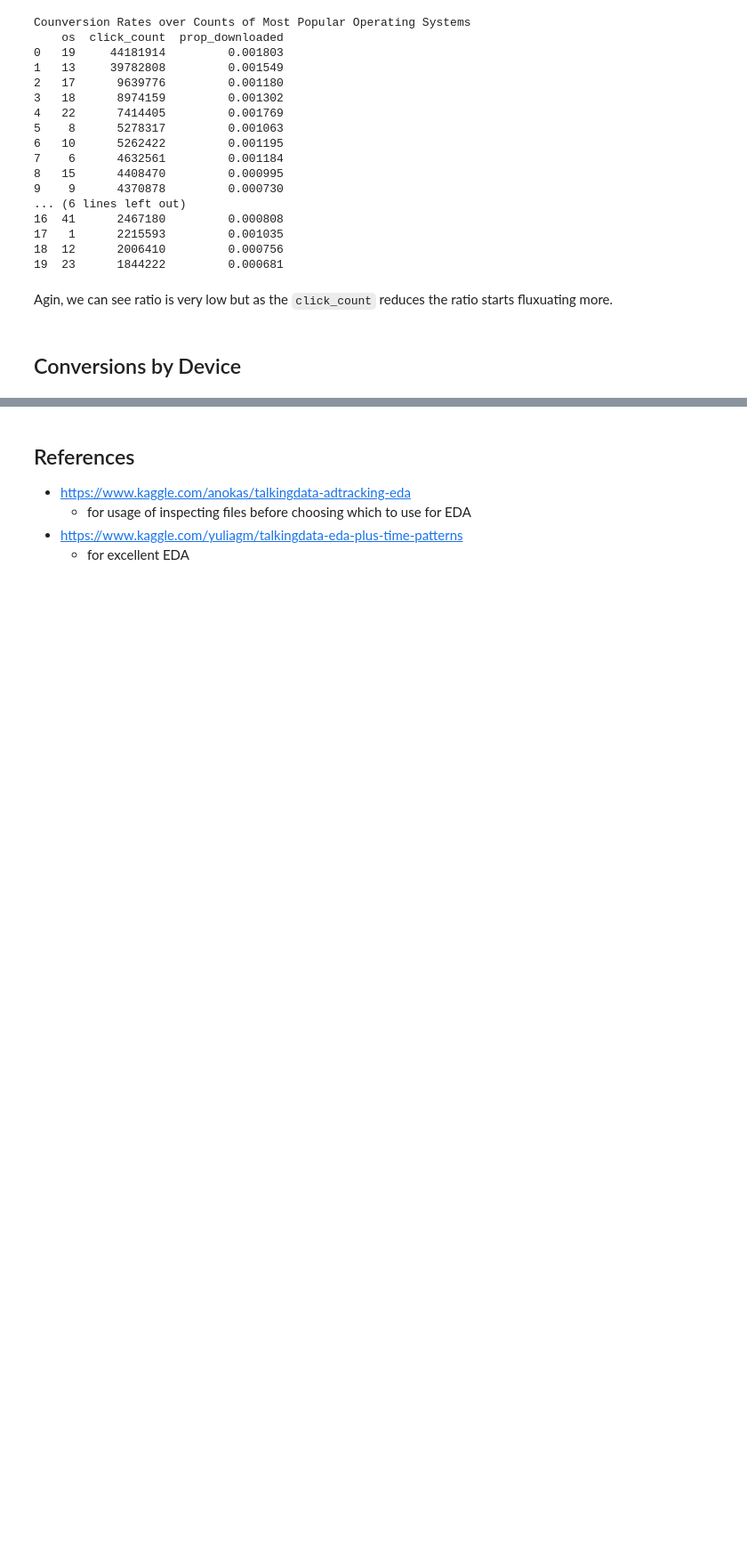
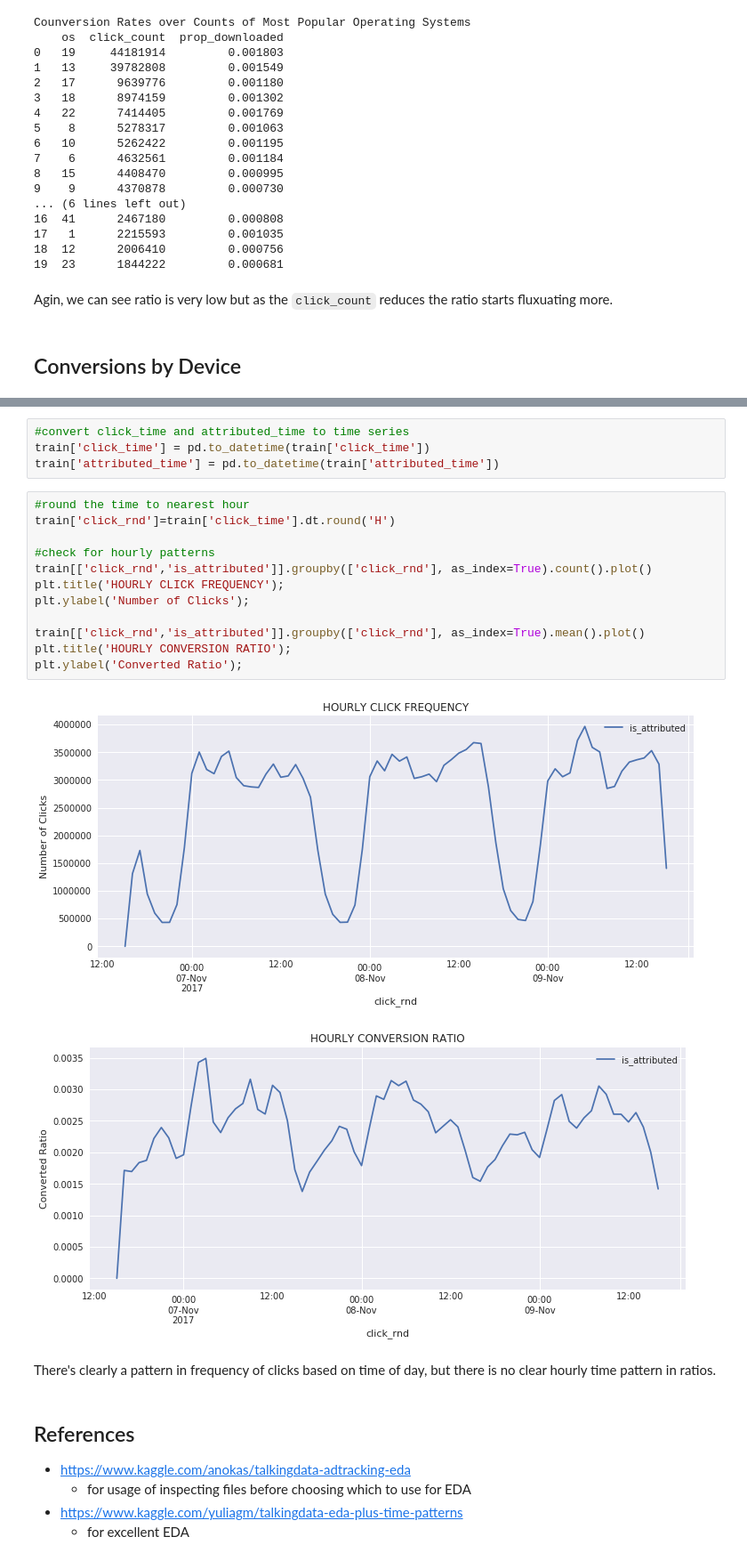
Before and after one commit to GregHilston/kaggle-talking-data-ad-tracking-fraud-detection-challenge, a Jupyter notebook: grehg.ipynb, the cells around one changed output, grey strips where cells are left out. Shown: that part at 89% size. Saved outputs shown, nothing was run; the diff lists cells and outputs as text; blank space fills up the shorter version.

```diff
--- a/grehg.ipynb
+++ b/grehg.ipynb
@@ -329,3 +402,24 @@ Agin, we can see ratio is very low but as the `click_count` reduces the ratio st
+# %%
+#convert click_time and attributed_time to time series
+train['click_time'] = pd.to_datetime(train['click_time'])
+train['attributed_time'] = pd.to_datetime(train['attributed_time'])
+# %%
+#round the time to nearest hour
+train['click_rnd']=train['click_time'].dt.round('H')
+
+#check for hourly patterns
+train[['click_rnd','is_attributed']].groupby(['click_rnd'], as_index=True).count().plot()
+plt.title('HOURLY CLICK FREQUENCY');
+plt.ylabel('Number of Clicks');
+
+train[['click_rnd','is_attributed']].groupby(['click_rnd'], as_index=True).mean().plot()
+plt.title('HOURLY CONVERSION RATIO');
+plt.ylabel('Converted Ratio');
+# %% [output]
+[figure, added]
+[figure, added]
+# %% [markdown]
+There's clearly a pattern in frequency of clicks based on time of day, but there is no clear hourly time pattern in ratios.
 # %% [markdown]
 ## References
 
```
Also changed, not shown: parts of 5 cells of this notebook.
